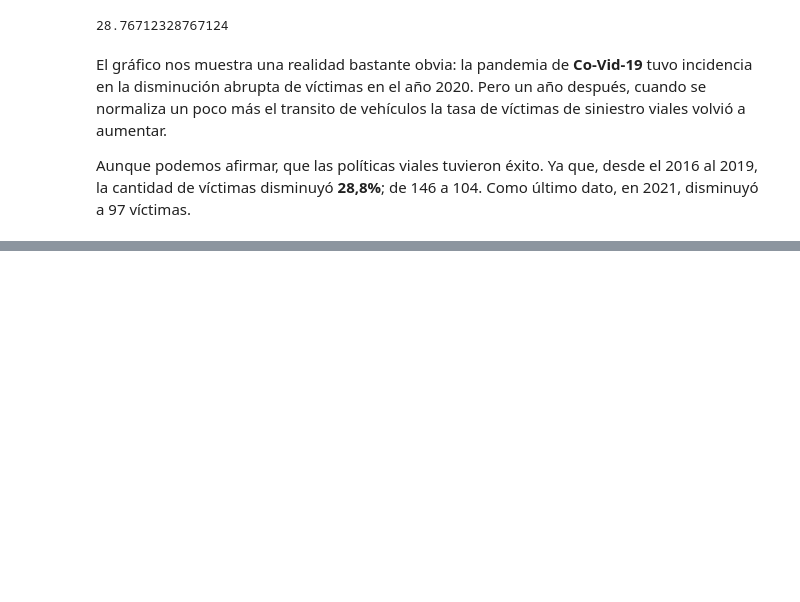
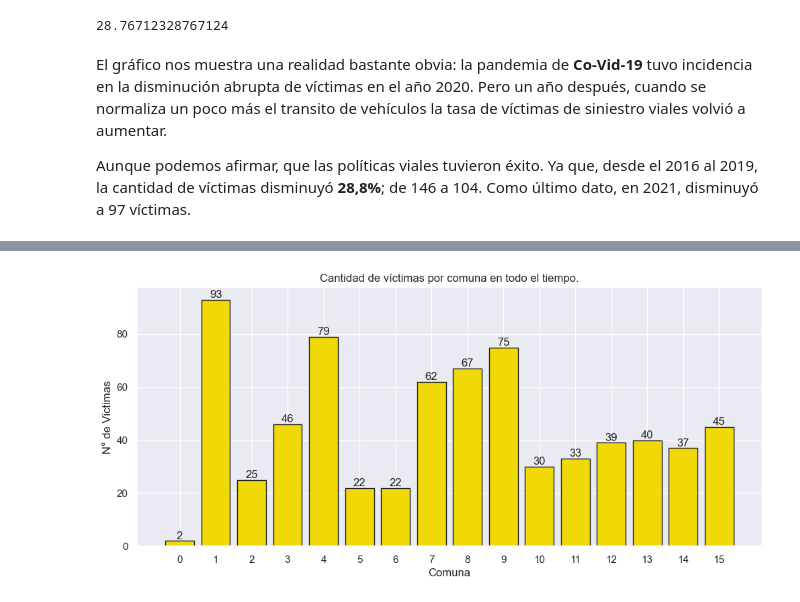
Before and after one commit to Mariagustin-Prg/Siniestros-PIDA, a Jupyter notebook: Exploratory-Data-Analysis.ipynb, the cells around one changed output, grey strips where cells are left out. Drawn from its saved outputs; the diff is of its cells as text; code cells hidden in the pictures; blank space fills up the shorter version.

```diff
--- a/Exploratory-Data-Analysis.ipynb
+++ b/Exploratory-Data-Analysis.ipynb
@@ -242,0 +260,18 @@ Aunque podemos afirmar, que las políticas viales tuvieron éxito. Ya que, desde
+# %%
+comunas = merge.groupby("COMUNA").agg({'N_VICTIMAS':"sum"})
+comunas.reset_index(inplace= True)
+
+plt.figure(figsize=(12,5))
+plt.bar(comunas['COMUNA'].values, comunas["N_VICTIMAS"].values, color='#f1d807', edgecolor="k")
+
+for x, y in comunas[['COMUNA',"N_VICTIMAS"]].values:
+    plt.text(x, y, str(y), ha='center', va='bottom')
+
+plt.title("Cantidad de víctimas por comuna en todo el tiempo.")
+plt.xticks(comunas['COMUNA'].values)
+plt.xlabel("Comuna")
+plt.ylabel("N° de Victimas")
+
+plt.show()
+# %% [output]
+[figure, added]
```
Also changed, not shown: parts of 12 cells of this notebook.
